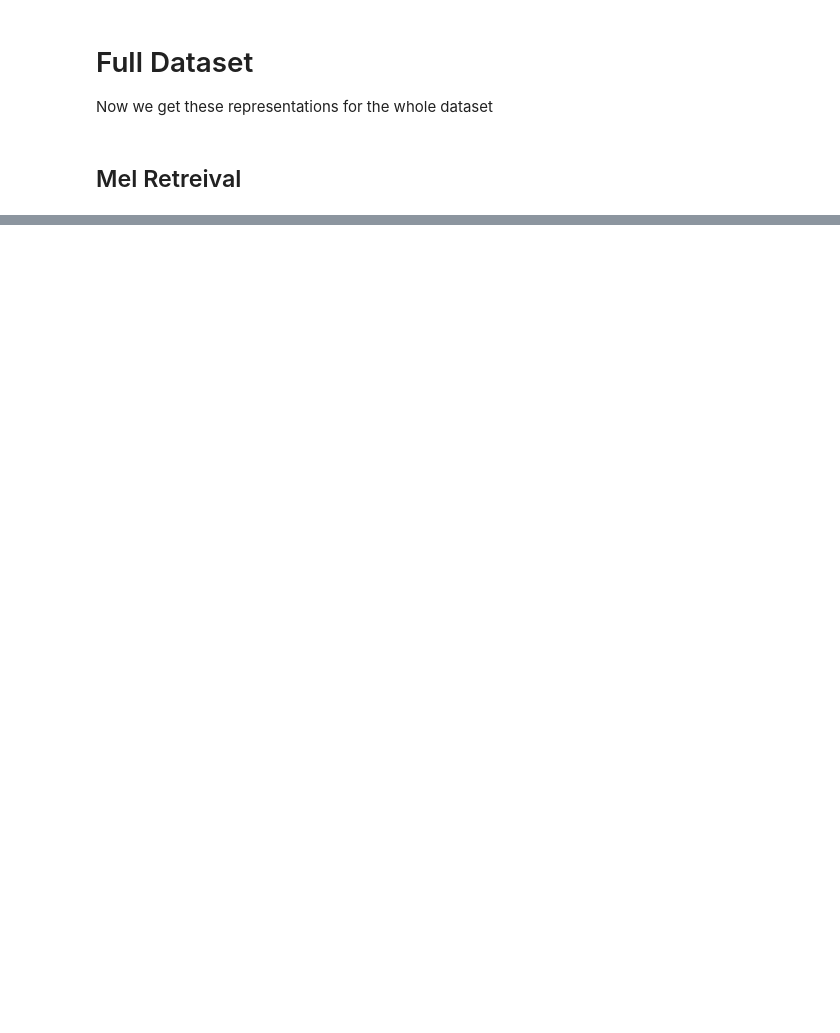
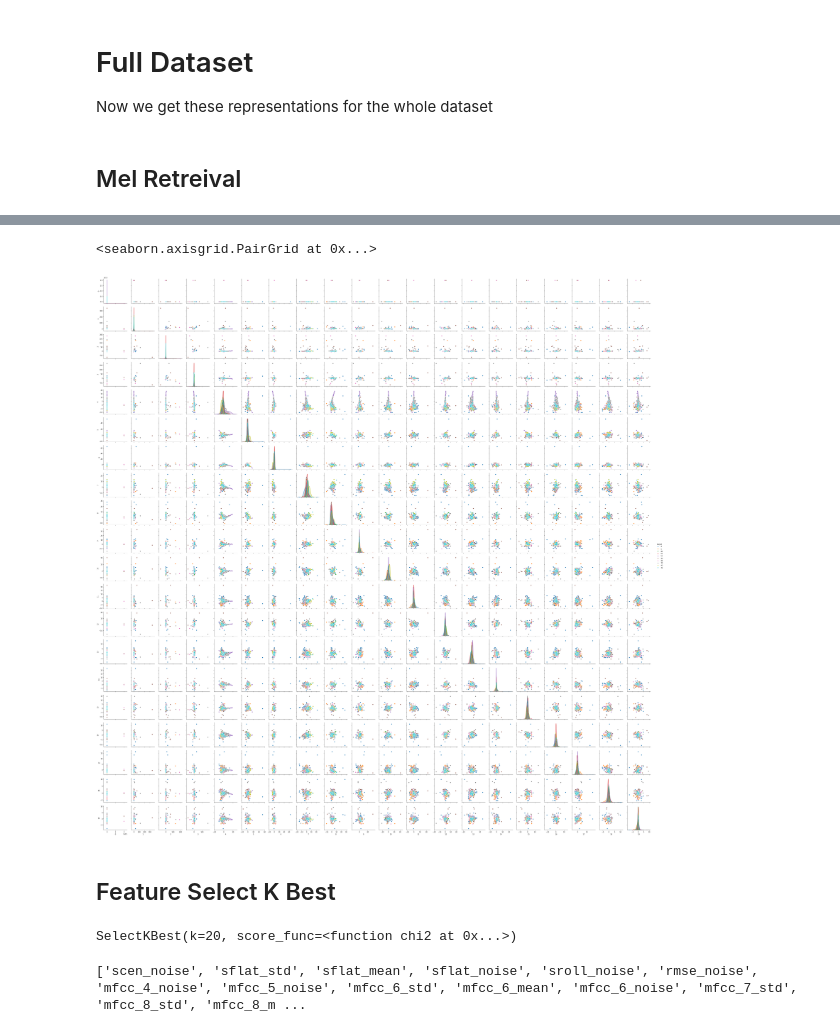
Before and after one commit to DeanPFZ/deep-audio-public, a Jupyter notebook: src/Peripheral Analyzer.ipynb, the cells around one changed output, grey strips where cells are left out. Cells and saved outputs as stored; diff of their text form; code cells hidden in the pictures; blank space fills up the shorter version.

```diff
--- a/src/Peripheral Analyzer.ipynb
+++ b/src/Peripheral Analyzer.ipynb
@@ -514,0 +547,5 @@ AttributeError: 'list' object has no attribute 'dtype'
+# %%
+# Use standard scaler
+scaler = StandardScaler()
+scaler.fit(X)
+X = pd.DataFrame(scaler.transform(X), columns=columns[1:])
@@ -514,0 +564,3 @@ AttributeError: 'list' object has no attribute 'dtype'
+# %%
+pca = PCA(n_components=20)
+pca.fit(X)
@@ -514,0 +570,2 @@ AttributeError: 'list' object has no attribute 'dtype'
+# %%
+pca_X = pd.DataFrame(pca.transform(X))
@@ -514,0 +581,3 @@ AttributeError: 'list' object has no attribute 'dtype'
+# %%
+pca_X['target'] = list(y.astype(int))
+pca_X.head()
@@ -514,0 +592,17 @@ AttributeError: 'list' object has no attribute 'dtype'
+# %%
+sns.pairplot(data=pca_X, kind='scatter', hue='target', vars=pca_X.columns[:-1])
+# %% [output]
+<seaborn.axisgrid.PairGrid at 0x...>
+[figure, added]
+# %% [markdown]
+## Feature Select K Best
+# %%
+feat_select = SelectKBest(chi2, k=20)
+feat_select.fit(np.abs(X),y)
+# %% [output]
+SelectKBest(k=20, score_func=<function chi2 at 0x...>)
+# %%
+idx_list = feat_select.get_support(indices=True)
+print([columns[i+1] for i in idx_list])
+# %% [output]
+['scen_noise', 'sflat_std', 'sflat_mean', 'sflat_noise', 'sroll_noise', 'rmse_noise', 'mfcc_4_noise', 'mfcc_5_noise', 'mfcc_6_std', 'mfcc_6_mean', 'mfcc_6_noise', 'mfcc_7_std', 'mfcc_8_std', 'mfcc_8_m ...
```
Also changed, not shown: parts of 37 cells of this notebook.
